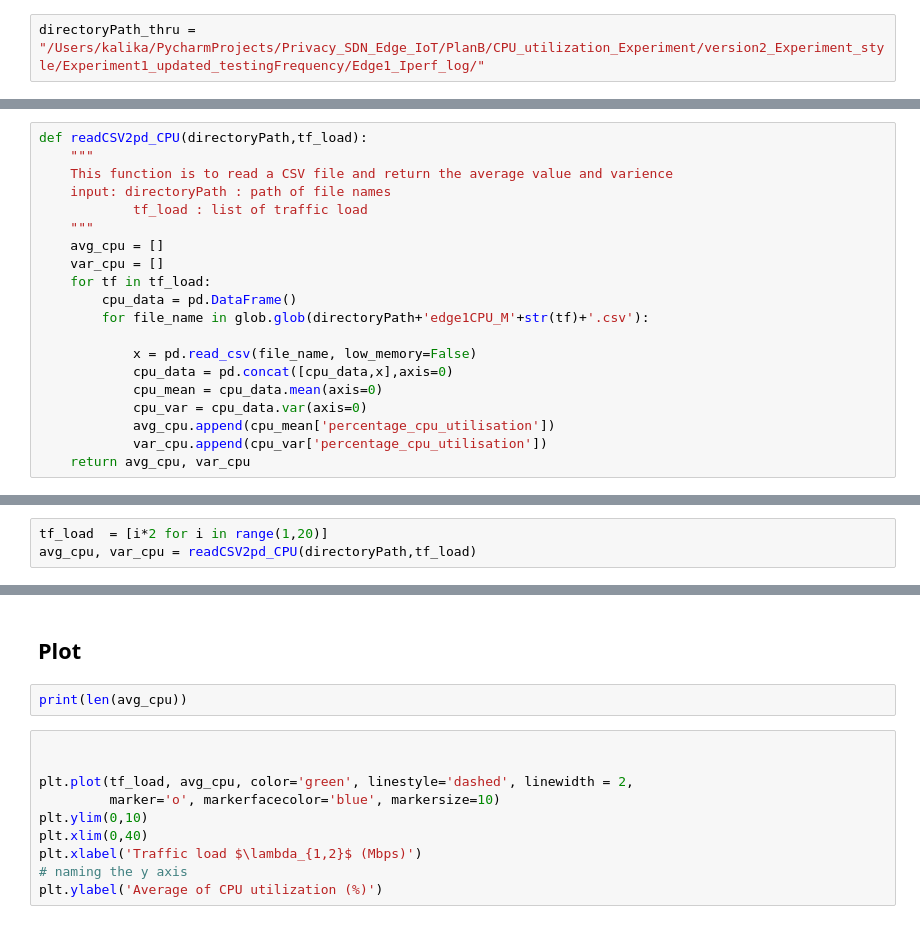
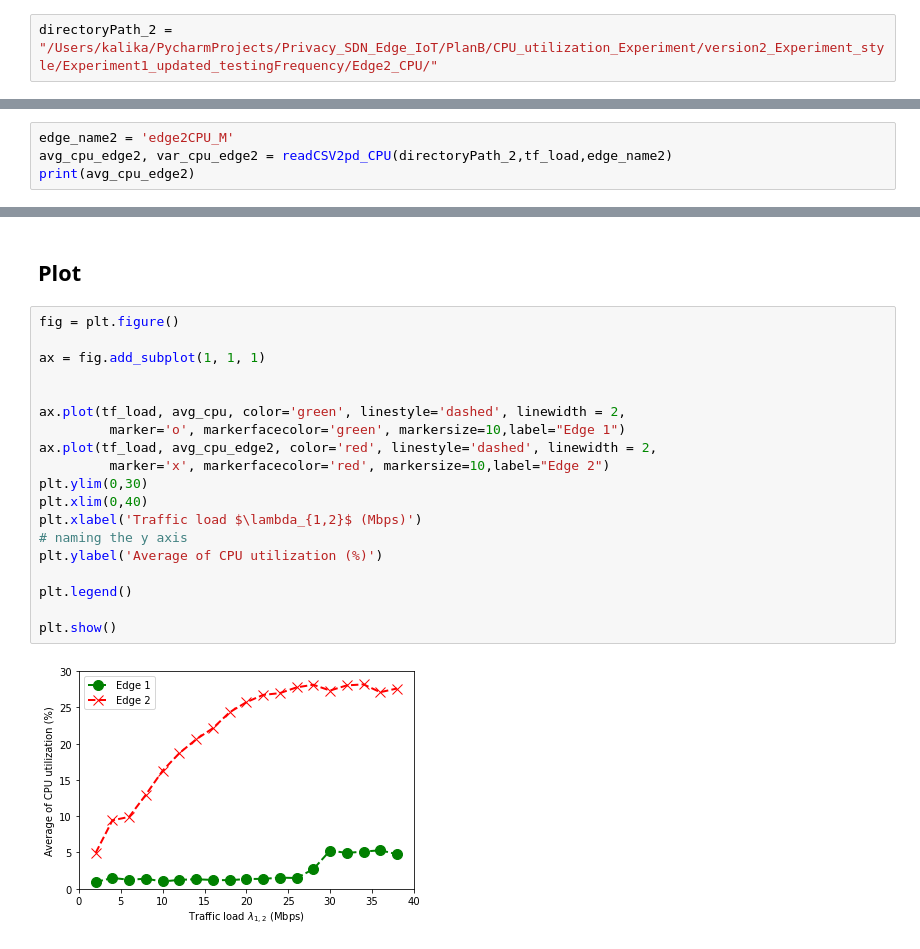
Before and after one commit to phoophoo187/Privacy_SDN_Edge_IoT, a Jupyter notebook: PlanB/CPU_utilization_Experiment/version2_Experiment_style/Experiment1_updated_testingFrequency/Edge1_CPU/Plot_CPU_utilization_Experiment1_frequency.ipynb, the cells around one changed output, grey strips where cells are left out. Cells and saved outputs as stored; diff of their text form.

Commit message:
plot experiment 1 art
CPU util with iperf3

```diff
--- a/PlanB/CPU_utilization_Experiment/version2_Experiment_style/Experiment1_updated_testingFrequency/Edge1_CPU/Plot_CPU_utilization_Experiment1_frequency.ipynb
+++ b/PlanB/CPU_utilization_Experiment/version2_Experiment_style/Experiment1_updated_testingFrequency/Edge1_CPU/Plot_CPU_utilization_Experiment1_frequency.ipynb
@@ -14,2 +80,2 @@ directoryPath = "/Users/kalika/PycharmProjects/Privacy_SDN_Edge_IoT/PlanB/CPU_ut
 # %%
-directoryPath_thru = "/Users/kalika/PycharmProjects/Privacy_SDN_Edge_IoT/PlanB/CPU_utilization_Experiment/version2_Experiment_style/Experiment1_updated_testingFrequency/Edge1_Iperf_log/"
+directoryPath_2 = "/Users/kalika/PycharmProjects/Privacy_SDN_Edge_IoT/PlanB/CPU_utilization_Experiment/version2_Experiment_style/Experiment1_updated_testingFrequency/Edge2_CPU/"
@@ -38,20 +81,0 @@ def getStartEndID(df,start_data,end_data):
-# %%
-def readCSV2pd_CPU(directoryPath,tf_load):
-    """
-    This function is to read a CSV file and return the average value and varience
-    input: directoryPath : path of file names
-            tf_load : list of traffic load
-    """
-    avg_cpu = []
-    var_cpu = []
-    for tf in tf_load:
-        cpu_data = pd.DataFrame()
-        for file_name in glob.glob(directoryPath+'edge1CPU_M'+str(tf)+'.csv'):
-
-            x = pd.read_csv(file_name, low_memory=False)
-            cpu_data = pd.concat([cpu_data,x],axis=0)
-            cpu_mean = cpu_data.mean(axis=0)
-            cpu_var = cpu_data.var(axis=0)
-            avg_cpu.append(cpu_mean['percentage_cpu_utilisation'])
-            var_cpu.append(cpu_var['percentage_cpu_utilisation'])
-    return avg_cpu, var_cpu
@@ -80,3 +81,0 @@ def readCSV2pd_Thru(directoryPath,tf_load):
-# %%
-tf_load  = [i*2 for i in range(1,20)]
-avg_cpu, var_cpu = readCSV2pd_CPU(directoryPath,tf_load)
@@ -103,0 +82,4 @@ KeyError: 'Bitrate'
+# %%
+edge_name2 = 'edge2CPU_M'
+avg_cpu_edge2, var_cpu_edge2 = readCSV2pd_CPU(directoryPath_2,tf_load,edge_name2)
+print(avg_cpu_edge2)
@@ -104,15 +107,24 @@ KeyError: 'Bitrate'
 # %% [markdown]
 ## Plot
-# %%
-print(len(avg_cpu))
 # %%
+fig = plt.figure()
+
+ax = fig.add_subplot(1, 1, 1)
 
 
-plt.plot(tf_load, avg_cpu, color='green', linestyle='dashed', linewidth = 2,
-         marker='o', markerfacecolor='blue', markersize=10)
-plt.ylim(0,10)
+ax.plot(tf_load, avg_cpu, color='green', linestyle='dashed', linewidth = 2,
+         marker='o', markerfacecolor='green', markersize=10,label="Edge 1")
+ax.plot(tf_load, avg_cpu_edge2, color='red', linestyle='dashed', linewidth = 2,
+         marker='x', markerfacecolor='red', markersize=10,label="Edge 2")
+plt.ylim(0,30)
 plt.xlim(0,40)
 plt.xlabel('Traffic load $\lambda_{1,2}$ (Mbps)')
 # naming the y axis
 plt.ylabel('Average of CPU utilization (%)')
+
+plt.legend()
+
+plt.show()
+# %% [output]
+[figure, added]
 # %%
```
Also changed, not shown: parts of 20 cells of this notebook, 3 other files.
